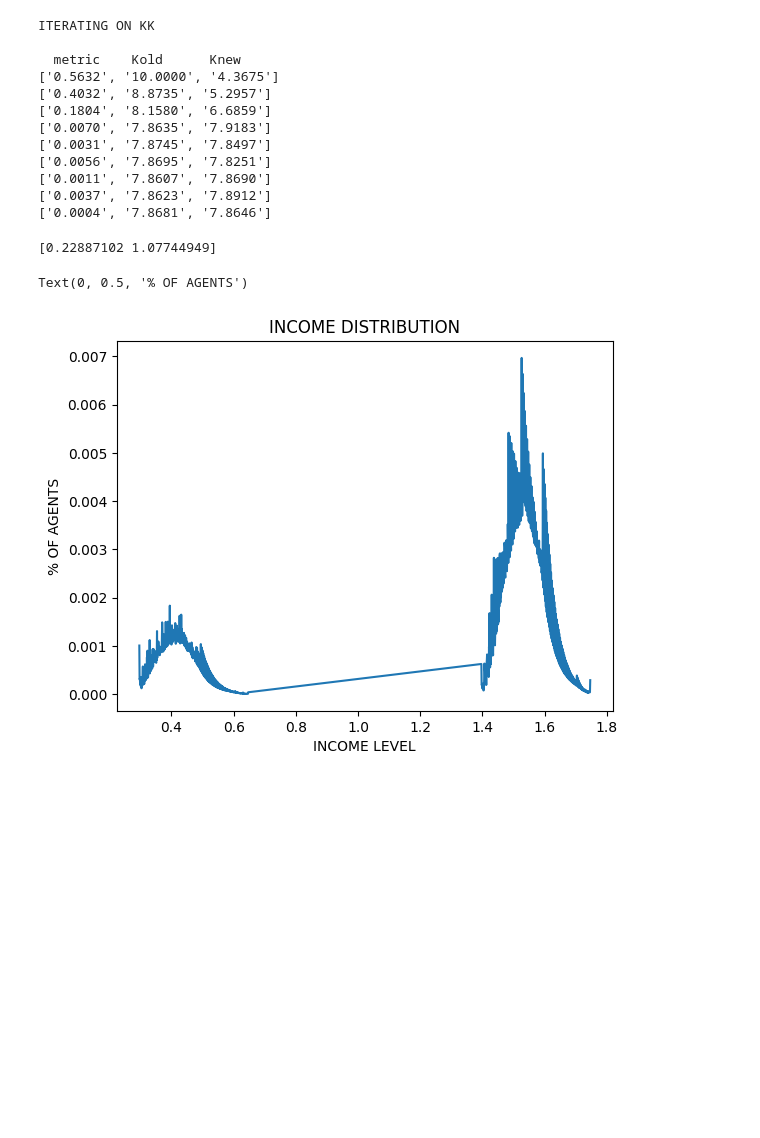
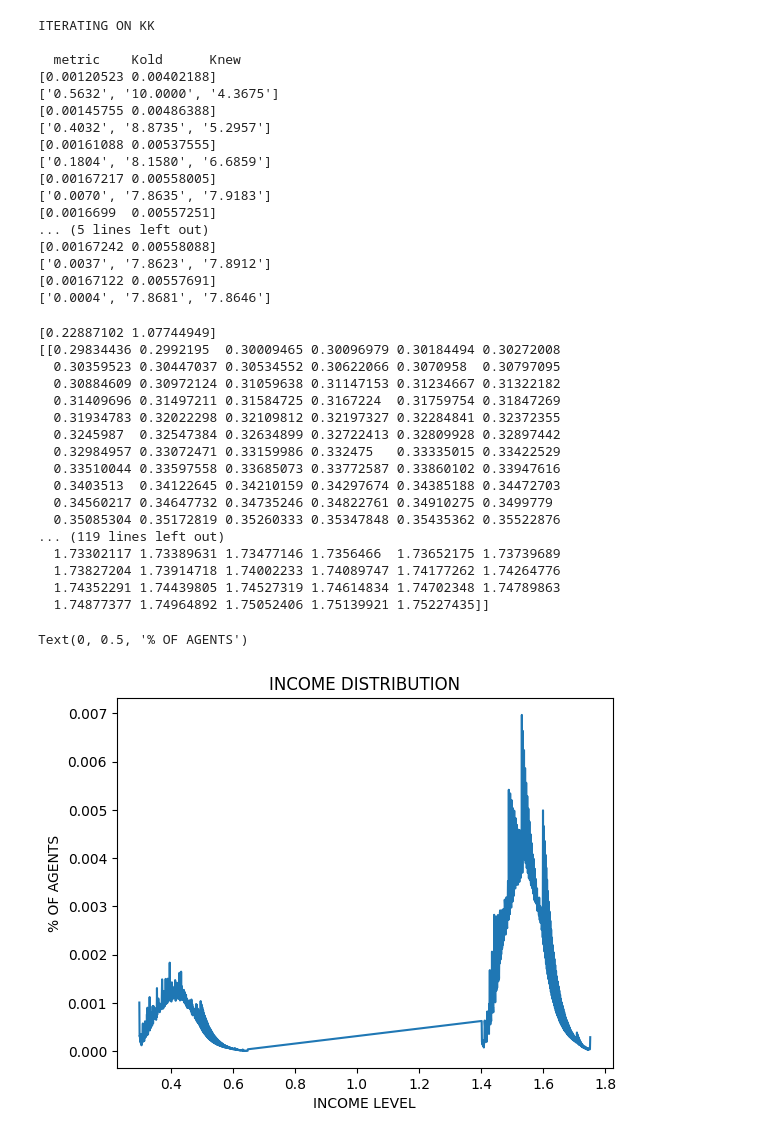
Before and after one commit to Systeria-Inamayer/Keio_Quant_Macro_Assignment_2, a Jupyter notebook: Quantmacro_report.ipynb, the cells around one changed output. Saved outputs shown, nothing was run; the diff lists cells and outputs as text; code cells hidden in the pictures; blank space fills up the shorter version.

```diff
--- a/Quantmacro_report.ipynb
+++ b/Quantmacro_report.ipynb
@@ -206,6 +206,7 @@ def model_solution(param):
 
         ### Government budget
         TT = (tax * r * KK) * probst
+        print(TT)
 
         #probst is the distribution of households? in each income bracket???
         #so this is the distribution of TT to each household bracket?
@@ -245,58 +246,92 @@ def model_solution(param):
         print(['{:.4f}'.format(test), '{:.4f}'.format(KK), '{:.4f}'.format(KK_new)])
         KK = phi*KK_new + (1-phi)*KK # update K
 
-    return decisions, r, w, KK, HH, mu
+    return decisions, r, w, KK, HH, mu, TT
 # %%
 import matplotlib.pyplot as plt
 
 param = setPar()
 #print(param['probst'])
-(decisions, r, w, KK, HH, mu) = model_solution(param)
+(decisions, r, w, KK, HH, mu, TT) = model_solution(param)
 # %% [output]
 ITERATING ON KK
 
   metric    Kold      Knew
+[0.00120523 0.00402188]
 ['0.5632', '10.0000', '4.3675']
+[0.00145755 0.00486388]
 ['0.4032', '8.8735', '5.2957']
+[0.00161088 0.00537555]
 ['0.1804', '8.1580', '6.6859']
+[0.00167217 0.00558005]
 ['0.0070', '7.8635', '7.9183']
-['0.0031', '7.8745', '7.8497']
-['0.0056', '7.8695', '7.8251']
-['0.0011', '7.8607', '7.8690']
+[0.0016699  0.00557251]
+... (5 lines left out)
+[0.00167242 0.00558088]
 ['0.0037', '7.8623', '7.8912']
+[0.00167122 0.00557691]
 ['0.0004', '7.8681', '7.8646']
 # %%
 h = param['h']
 a_l = param['a_l']; a_u = param['a_u']; NA = param['NA'];
-tax = param['tax'];
+tax = param['tax']; NH = param['NH']
 a = np.linspace(a_l, a_u, NA)
 
 print(h)
 # calculate income distribution for each grid
-income = np.array([((1 - tax) * r*a + w*h[0]), ((1 - tax) * r*a + w*h[1])])
+#
+
+# need to add TT to this but how? is this right? I have no idea
+income = np.array([((1 - tax) * r*a + w*h[0] + TT[0]), ((1 - tax) * r*a + w*h[1] + TT[1])])
+print(income)
 # # transpose income　行列を縦横ひっくり返すため。income順にソートしたいから
 income = income.T
 # # sorting the income after flattening "income"
 # pinc, index = np.sort(income.flatten('F')), np.argsort(income.flatten('F'))
 # plambda = mu.flatten('F')
 # #
 
 # sort with regard to the 1st argument of zip
 zip_lists = zip(income.flatten('F'), mu.flatten('F'))
 # sort upwards
 zip_sort = sorted(zip_lists)
+
 # unzip
 pinc, plambda = zip(*zip_sort)
 #これはincomeとμを大きさ順に並び替えたやつ
+
+#total = 0
+#for ih in range(NH):
+#    total = total * 2
+#    total += zip_sort[ih]
+
+
+
 
 plt.plot(pinc, plambda)
 plt.title('INCOME DISTRIBUTION')
 plt.xlabel('INCOME LEVEL')
 plt.ylabel('% OF AGENTS')
 # %% [output]
 [0.22887102 1.07744949]
+[[0.29834436 0.2992195  0.30009465 0.30096979 0.30184494 0.30272008
+  0.30359523 0.30447037 0.30534552 0.30622066 0.3070958  0.30797095
+  0.30884609 0.30972124 0.31059638 0.31147153 0.31234667 0.31322182
+  0.31409696 0.31497211 0.31584725 0.3167224  0.31759754 0.31847269
+  0.31934783 0.32022298 0.32109812 0.32197327 0.32284841 0.32372355
+  0.3245987  0.32547384 0.32634899 0.32722413 0.32809928 0.32897442
+  0.32984957 0.33072471 0.33159986 0.332475   0.33335015 0.33422529
+  0.33510044 0.33597558 0.33685073 0.33772587 0.33860102 0.33947616
+  0.3403513  0.34122645 0.34210159 0.34297674 0.34385188 0.34472703
+  0.34560217 0.34647732 0.34735246 0.34822761 0.34910275 0.3499779
+  0.35085304 0.35172819 0.35260333 0.35347848 0.35435362 0.35522876
+... (119 lines left out)
+  1.73302117 1.73389631 1.73477146 1.7356466  1.73652175 1.73739689
+  1.73827204 1.73914718 1.74002233 1.74089747 1.74177262 1.74264776
+  1.74352291 1.74439805 1.74527319 1.74614834 1.74702348 1.74789863
+  1.74877377 1.74964892 1.75052406 1.75139921 1.75227435]]
 Text(0, 0.5, '% OF AGENTS')
-[figure, old version]
+[figure, new version]
 # %%
 #for capital graph
 
```
Also changed, not shown: parts of 2 cells of this notebook.
